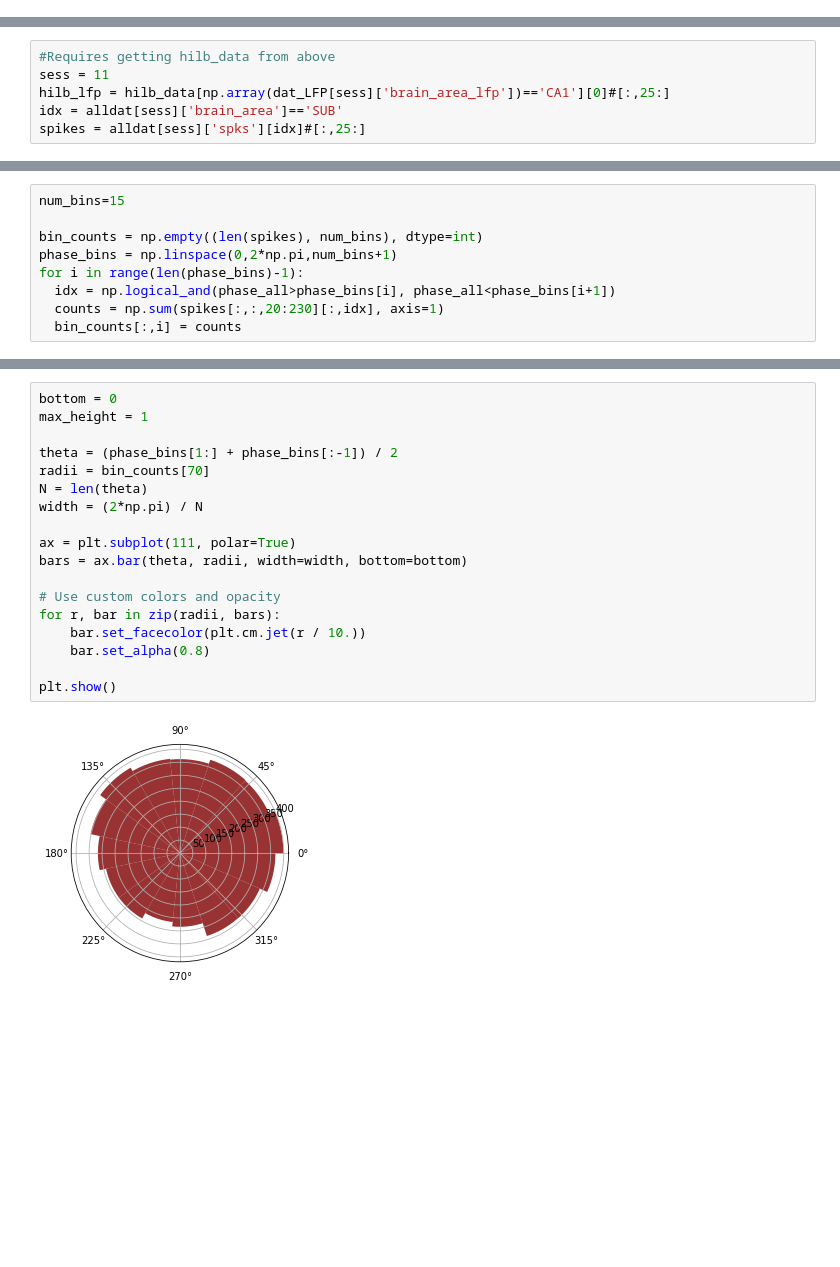
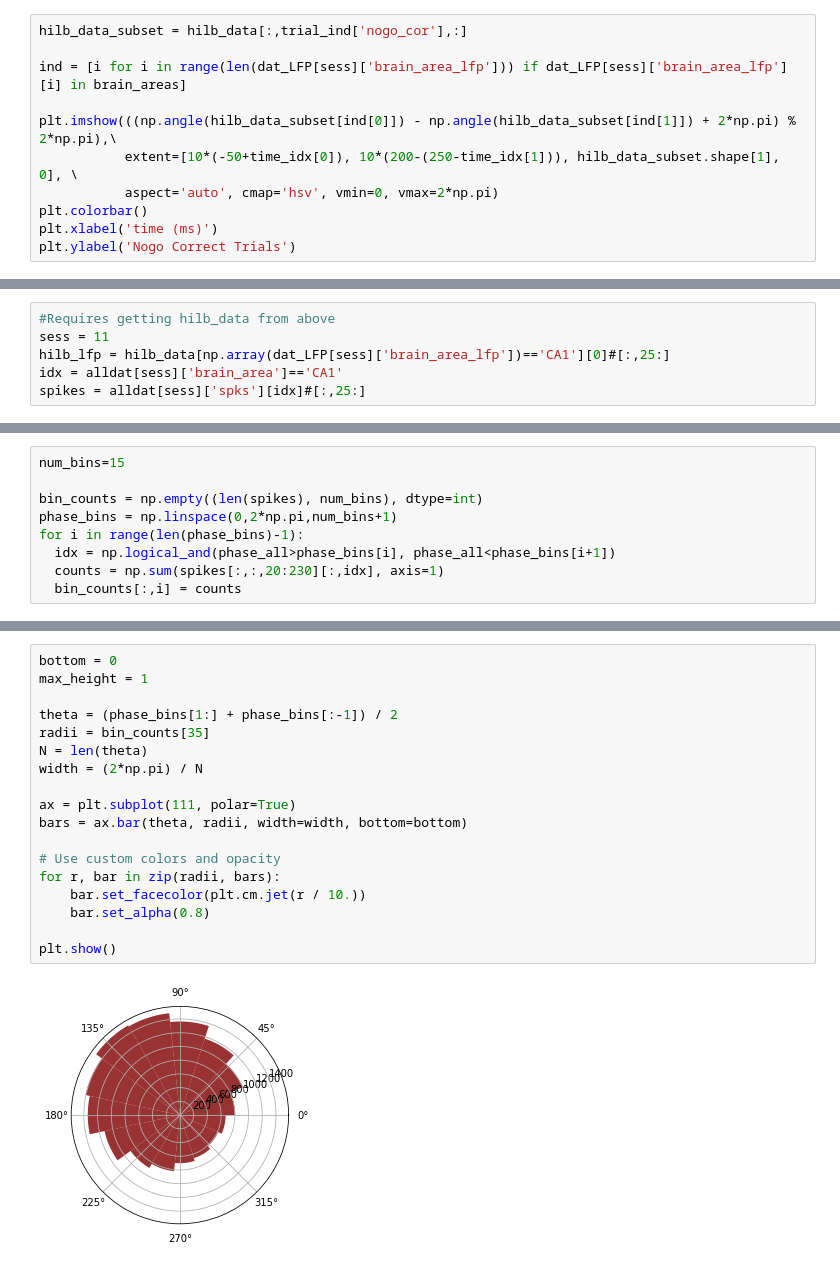
Before and after one commit to kayteeflick/nma_cn_flow_state, a Jupyter notebook: phase_relationships.ipynb, the cells around one changed output, grey strips where cells are left out. Drawn from its saved outputs; the diff is of its cells as text; blank space fills up the shorter version.

```diff
--- a/phase_relationships.ipynb
+++ b/phase_relationships.ipynb
@@ -208,0 +377,11 @@ Text(0, 0.5, 'Trial')
+# %%
+hilb_data_subset = hilb_data[:,trial_ind['nogo_cor'],:]
+
+ind = [i for i in range(len(dat_LFP[sess]['brain_area_lfp'])) if dat_LFP[sess]['brain_area_lfp'][i] in brain_areas]
+
+plt.imshow(((np.angle(hilb_data_subset[ind[0]]) - np.angle(hilb_data_subset[ind[1]]) + 2*np.pi) % 2*np.pi),\
+           extent=[10*(-50+time_idx[0]), 10*(200-(250-time_idx[1])), hilb_data_subset.shape[1], 0], \
+           aspect='auto', cmap='hsv', vmin=0, vmax=2*np.pi)
+plt.colorbar()
+plt.xlabel('time (ms)')
+plt.ylabel('Nogo Correct Trials')
@@ -267,7 +450,7 @@ plot_colourline(mean_phase, np.abs(mean_amp), np.arange(len(mean_phase)))
 #Requires getting hilb_data from above
 sess = 11
 hilb_lfp = hilb_data[np.array(dat_LFP[sess]['brain_area_lfp'])=='CA1'][0]#[:,25:]
-idx = alldat[sess]['brain_area']=='SUB'
+idx = alldat[sess]['brain_area']=='CA1'
 spikes = alldat[sess]['spks'][idx]#[:,25:]
 # %%
 phase_all = np.angle(hilb_lfp) + np.pi
@@ -292,20 +475,20 @@ plt.colorbar()
 # %%
 bottom = 0
 max_height = 1
 
 theta = (phase_bins[1:] + phase_bins[:-1]) / 2
-radii = bin_counts[70]
+radii = bin_counts[35]
 N = len(theta)
 width = (2*np.pi) / N
 
 ax = plt.subplot(111, polar=True)
 bars = ax.bar(theta, radii, width=width, bottom=bottom)
 
 # Use custom colors and opacity
 for r, bar in zip(radii, bars):
     bar.set_facecolor(plt.cm.jet(r / 10.))
     bar.set_alpha(0.8)
 
 plt.show()
 # %% [output]
-[figure, old version]
+[figure, new version]
```
Also changed, not shown: parts of 9 cells of this notebook.
